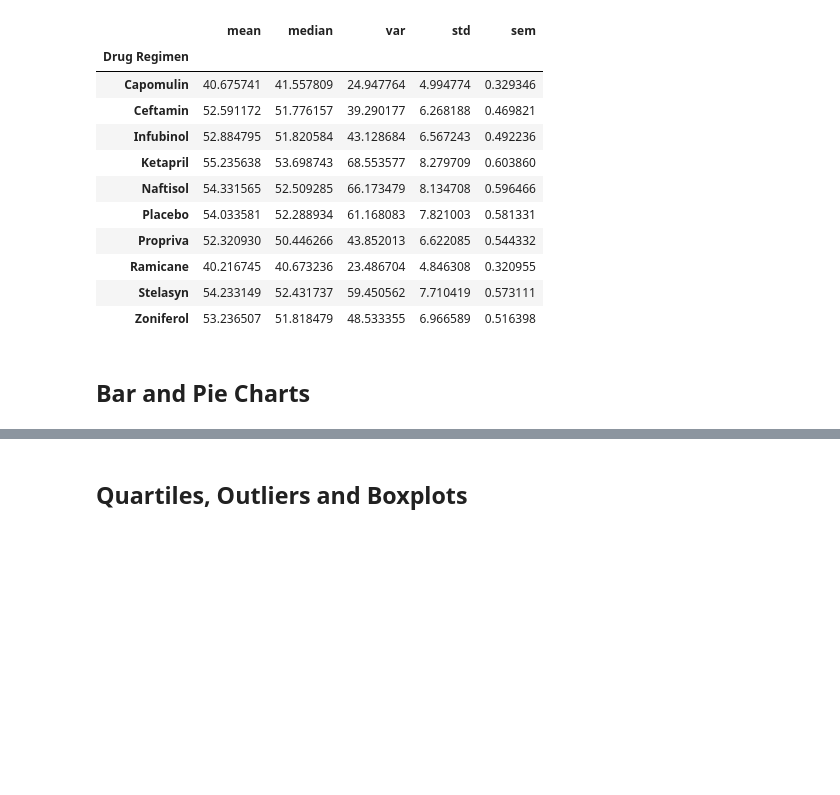
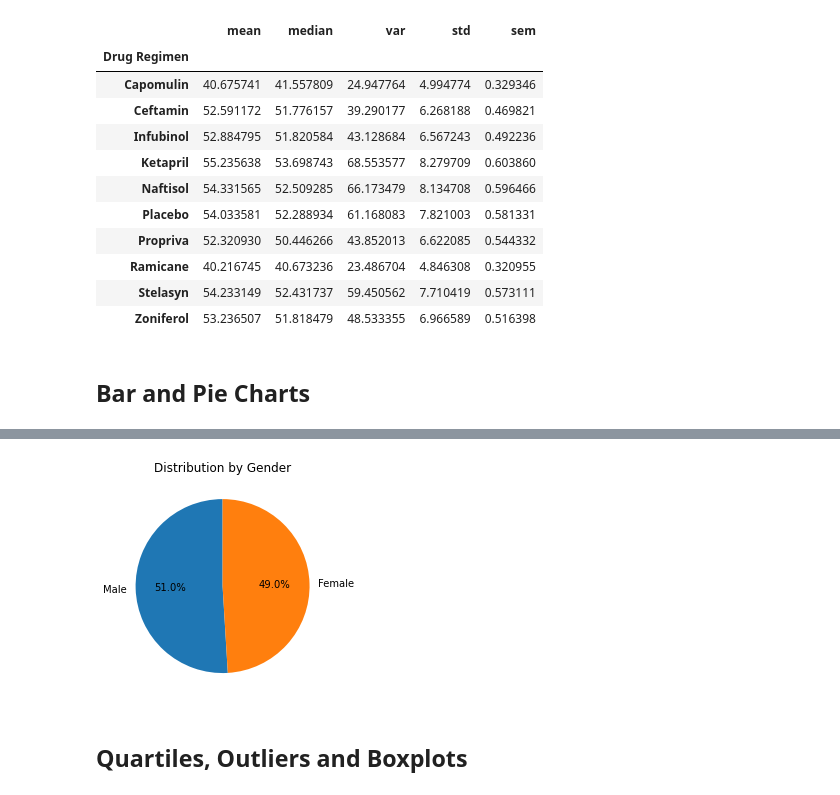
Before and after one commit to nstefanek/matplotlib, a Jupyter notebook: pymaceuticals_starter.ipynb, the cells around one changed output, grey strips where cells are left out. Drawn from its saved outputs; the diff is of its cells as text; code cells hidden in the pictures; blank space fills up the shorter version.

```diff
--- a/pymaceuticals_starter.ipynb
+++ b/pymaceuticals_starter.ipynb
@@ -134,5 +173,16 @@ clean_df.groupby("Drug Regimen")["Tumor Volume (mm3)"].agg(["mean", "median", "v
 # %%
 # Generate a pie plot showing the distribution of female versus male mice using pyplot
+
+#find count of male and females
+gender_count = clean_df["Sex"].value_counts()
+
+#create pie plot
+plt.pie(gender_count, labels = gender_count.index.values, autopct = "%1.1f%%", startangle = 90)
+plt.title("Distribution by Gender")
+
+plt.show()
+# %% [output]
+[figure, added]
 # %% [markdown]
 ## Quartiles, Outliers and Boxplots
 # %%
```
Also changed, not shown: parts of 4 cells of this notebook.
